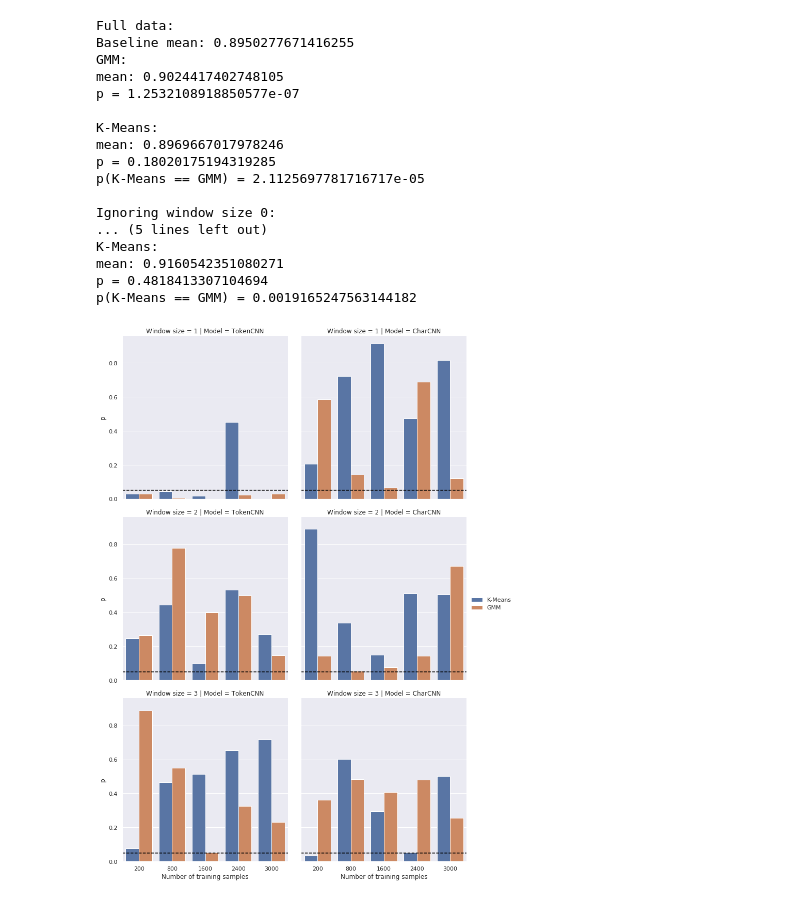
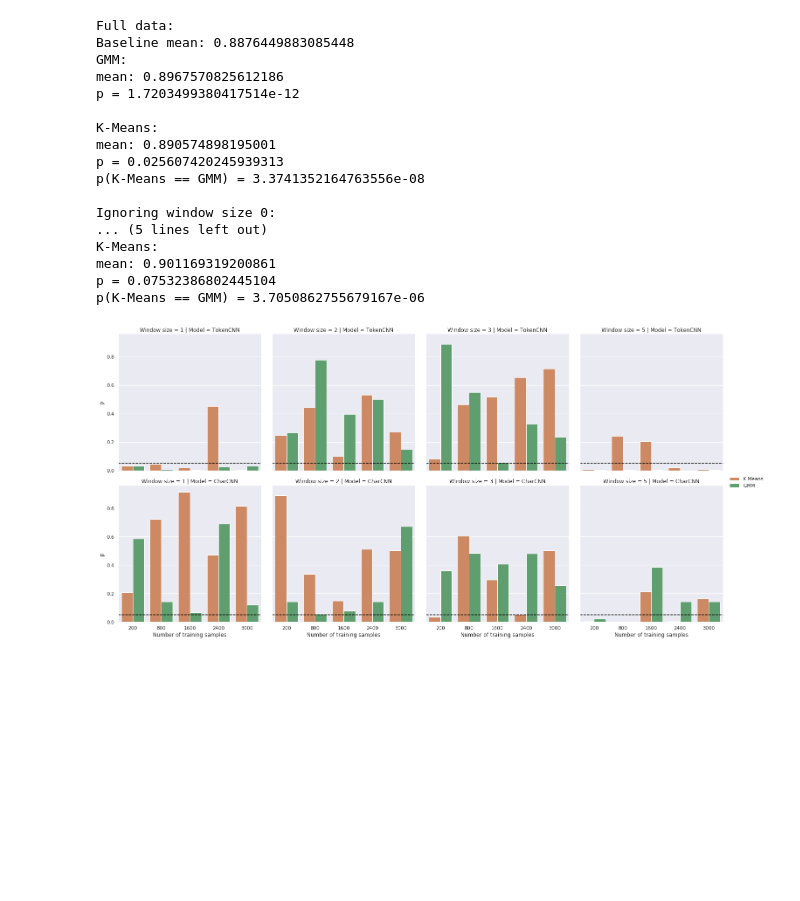
Before and after one commit to maarten990/masterthesis, a Jupyter notebook: supervised/results.ipynb, the cells around one changed output. Drawn from its saved outputs; the diff is of its cells as text; code cells hidden in the pictures; blank space fills up the shorter version.

```diff
--- a/supervised/results.ipynb
+++ b/supervised/results.ipynb
@@ -8,18 +8,18 @@ import matplotlib.pyplot as plt
 # %%
 sns.set()
 
-df = pd.concat([df_window0, df_window1, df_window2])
+df = pd.concat([df_window0, df_window1, df_window2, df_window4])
 df.window += 1
 
 # fix the indices, which are fucked up by concat
 df = df.reset_index(drop=True)
 
 g = sns.catplot(
-    x="size", y="score", data=df, kind="point", hue="method", col="model", row="window",
+    x="size", y="score", data=df, kind="point", hue="method", row="model", col="window",
     dodge=True,
 )
 g.set_axis_labels("Number of training samples", "F1 score")
-g.set_titles(col_template="Model = {col_name}", row_template="Window size = {row_name}")
+g.set_titles(col_template="Model = {row_name}", row_template="Window size = {col_name}")
 
 plt.savefig("all_results.pdf")
 # %% [output]
@@ -27,19 +26,0 @@ plt.savefig("all_results.pdf")
-# %%
-sns.set()
-
-df = pd.concat([df_window0, df_window1, df_window2])
-df.window += 1
-
-# fix the indices, which are fucked up by concat
-df = df.reset_index(drop=True)
-
-g = sns.relplot(
-    x="size", y="score", data=df, kind="line", hue="method", col="model", row="window",
-    ci=None,
-)
-g.set_axis_labels("Number of training samples", "F1 score")
-g.set_titles(col_template="Model = {col_name}", row_template="Window size = {row_name}")
-for ax in g.axes.flat:
-    ax.set_xticks([200, 800, 1600, 2400, 3000])
-
-plt.savefig("all_results_line.pdf")
@@ -88,36 +67,37 @@ print(f"p = {ttest_rel(bl, km)[1]}")
 print(f"p(K-Means == GMM) = {ttest_rel(km, gmm)[1]}")
 # %% [output]
 Full data:
-Baseline mean: 0.8950277671416255
+Baseline mean: 0.8876449883085448
 GMM:
-mean: 0.9024417402748105
-p = 1.2532108918850577e-07
+mean: 0.8967570825612186
+p = 1.7203499380417514e-12
 
 K-Means:
-mean: 0.8969667017978246
-p = 0.18020175194319285
-p(K-Means == GMM) = 2.1125697781716717e-05
+mean: 0.890574898195001
+p = 0.025607420245939313
+p(K-Means == GMM) = 3.3741352164763556e-08
 
 Ignoring window size 0:
 ... (5 lines left out)
 K-Means:
-mean: 0.9160542351080271
-p = 0.4818413307104694
-p(K-Means == GMM) = 0.0019165247563144182
+mean: 0.901169319200861
+p = 0.07532386802445104
+p(K-Means == GMM) = 3.7050862755679167e-06
 # %%
-p_df = df.groupby(["window", "size", "model", "method"], sort=False).aggregate(p_func)
+p_df = df.groupby(["window", "size", "model", "method"], sort=False).aggregate(p)
 p_df = p_df.reset_index()
 
 p_df = p_df[p_df["method"] != "Baseline"]
 #g = sns.FacetGrid(p_df, col="model", row="window")
 #g = g.map_dataframe(sns.barplot, x="size", y="score", hue="method")
 g = sns.catplot(
-    x="size", y="score", data=p_df, kind="bar", hue="method", col="model", row="window", legend=False
+    x="size", y="score", data=p_df, kind="bar", hue="method", row="model", col="window", legend=False,
+    palette=sns.color_palette([(0.8666666666666667, 0.5176470588235295, 0.3215686274509804), (0.3333333333333333, 0.6588235294117647, 0.40784313725490196)]),
 )
 g.map(plt.axhline, y=0.05, ls="--", c="black")
 g.set_axis_labels("Number of training samples", "p")
-g.set_titles(col_template="Model = {col_name}", row_template="Window size = {row_name}")
+g.set_titles(col_template="Model = {row_name}", row_template="Window size = {col_name}")
 g.add_legend()
 plt.savefig("all_results_p.pdf")
 # %% [output]
-[figure, old version]
+[figure, new version]
```
Also changed, not shown: parts of 2 cells of this notebook, 4 other files.
